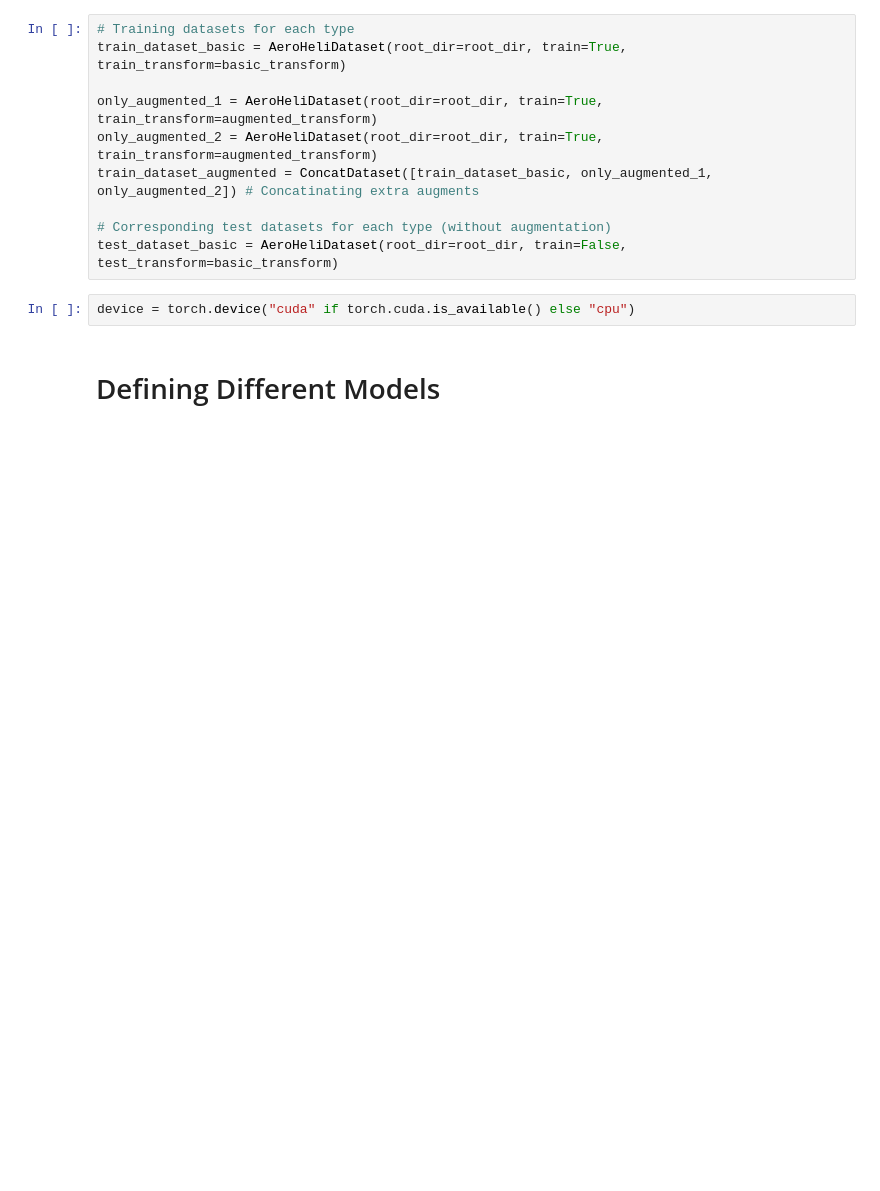
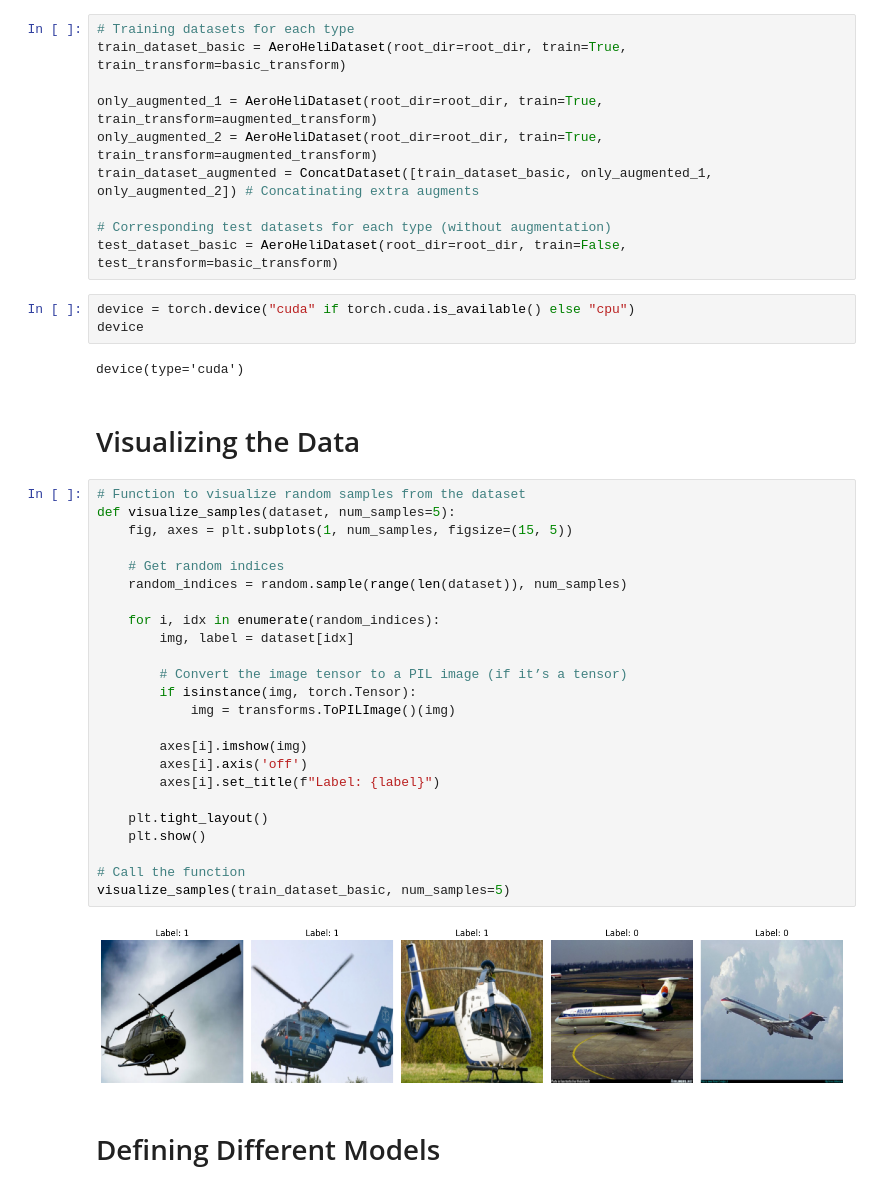
Before and after one commit to haarit19058/ES335Assignment4, a Jupyter notebook: Task1.ipynb, the cells around one changed output. Saved outputs shown, nothing was run; the diff lists cells and outputs as text; blank space fills up the shorter version.

```diff
--- a/Task1.ipynb
+++ b/Task1.ipynb
@@ -139,6 +140,37 @@ train_dataset_augmented = ConcatDataset([train_dataset_basic, only_augmented_1,
 test_dataset_basic = AeroHeliDataset(root_dir=root_dir, train=False, test_transform=basic_transform)
 # %%
 device = torch.device("cuda" if torch.cuda.is_available() else "cpu")
+device
+# %% [output]
+device(type='cuda')
+# %% [markdown]
+# Visualizing the Data
+# %%
+# Function to visualize random samples from the dataset
+def visualize_samples(dataset, num_samples=5):
+    fig, axes = plt.subplots(1, num_samples, figsize=(15, 5))
+
+    # Get random indices
+    random_indices = random.sample(range(len(dataset)), num_samples)
+
+    for i, idx in enumerate(random_indices):
+        img, label = dataset[idx]
+
+        # Convert the image tensor to a PIL image (if it’s a tensor)
+        if isinstance(img, torch.Tensor):
+            img = transforms.ToPILImage()(img)
+
+        axes[i].imshow(img)
+        axes[i].axis('off')
+        axes[i].set_title(f"Label: {label}")
+
+    plt.tight_layout()
+    plt.show()
+
+# Call the function
+visualize_samples(train_dataset_basic, num_samples=5)
+# %% [output]
+[figure, added]
 # %% [markdown]
 # Defining Different Models
 # %%
```
Also changed, not shown: parts of 11 cells of this notebook, 20 other files.
